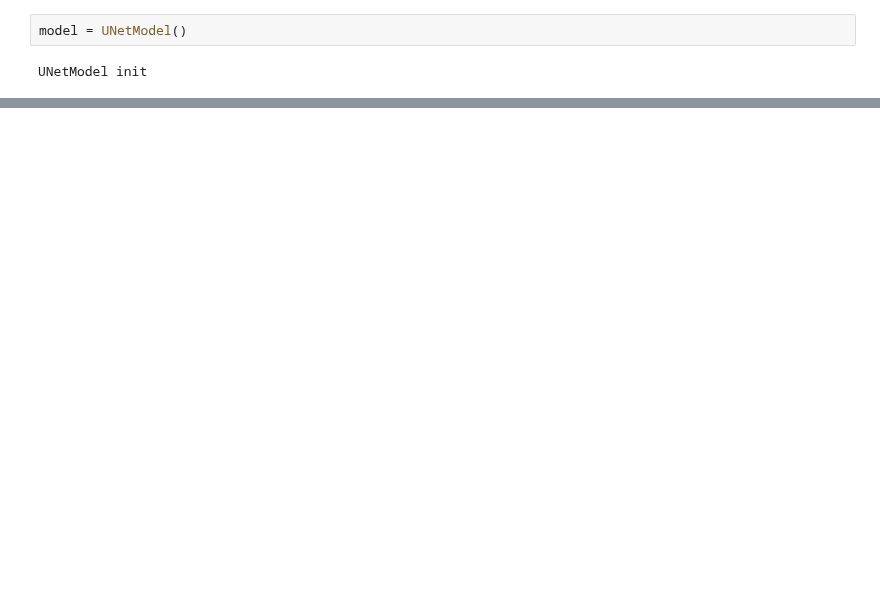
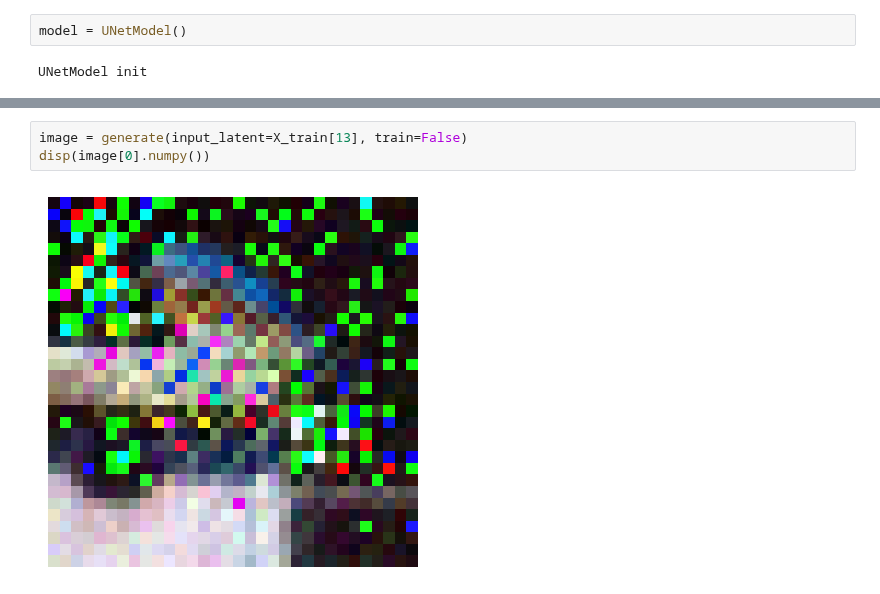
Before and after one commit to lacykaltgr/continual-learning-ait, a Jupyter notebook: notebooks/generator.ipynb, the cells around one changed output, grey strips where cells are left out. Drawn from its saved outputs; the diff is of its cells as text; blank space fills up the shorter version.

```diff
--- a/notebooks/generator.ipynb
+++ b/notebooks/generator.ipynb
@@ -376,0 +422,5 @@ KeyboardInterrupt: ignored
+# %%
+image = generate(input_latent=X_train[13], train=False)
+disp(image[0].numpy())
+# %% [output]
+[figure, added]
```
Also changed, not shown: parts of 17 cells of this notebook.
